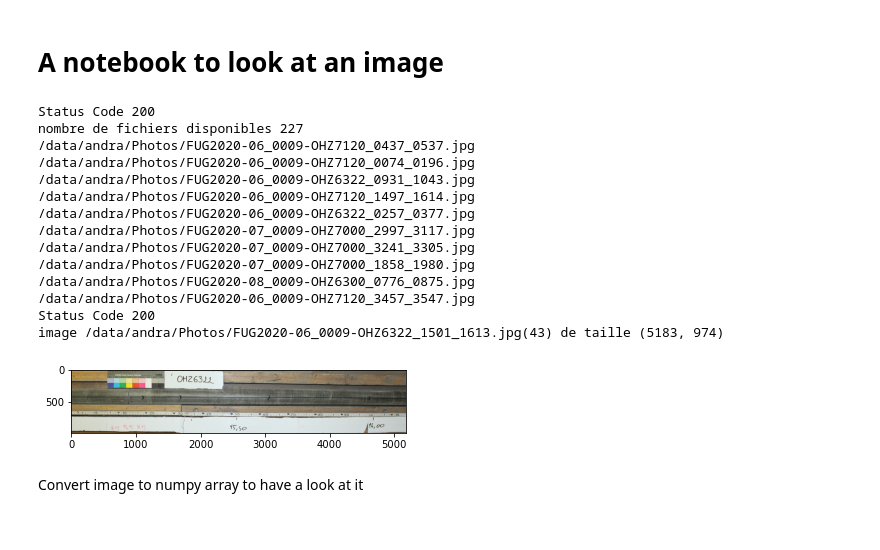
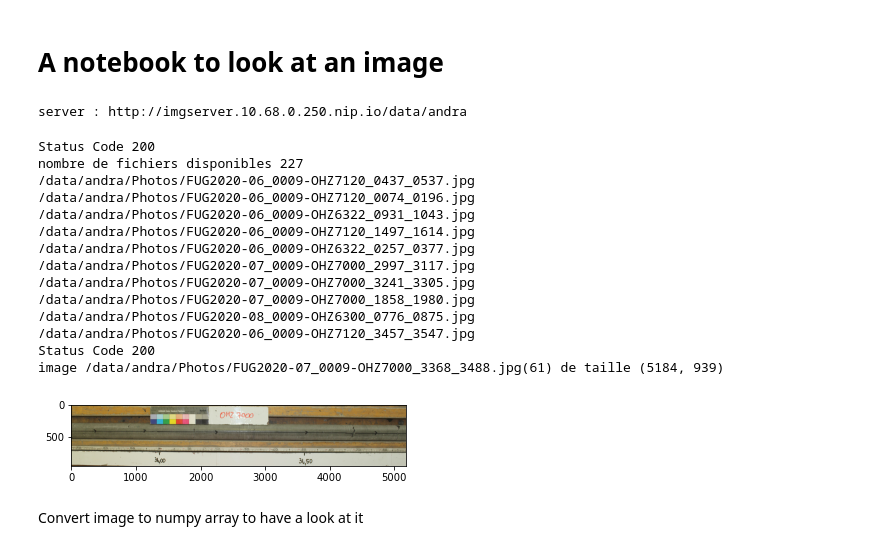
Before and after one commit to zwergon/calcimetry, a Jupyter notebook: notebooks/open-an-image.ipynb, the cells around one changed output. Drawn from its saved outputs; the diff is of its cells as text; code cells hidden in the pictures.

```diff
--- a/notebooks/open-an-image.ipynb
+++ b/notebooks/open-an-image.ipynb
@@ -58,32 +15,36 @@ def get_file(filename):
+# %%
+img_path = server.init()  # initiate the global (privatevariables for the database
+# %% [output]
+server : http://imgserver.10.68.0.250.nip.io/data/andra
 # %%
-files = get_list(ROOT_PATH)
+files = server.get_list(img_path)
 print("nombre de fichiers disponibles", len(files))
 for i in range(10):
     print(files[i])
 
 idx = int(random.random()*len(files))
 
-img = get_file(files[idx])
+img = server.get_file(files[idx])
 print(f"image {files[idx]}({idx}) de taille {img.size}")
 import matplotlib.pyplot as plt
 plt.imshow(img)
 plt.show()
 # %% [output]
 Status Code 200
 nombre de fichiers disponibles 227
 /data/andra/Photos/FUG2020-06_0009-OHZ7120_0437_0537.jpg
 /data/andra/Photos/FUG2020-06_0009-OHZ7120_0074_0196.jpg
 /data/andra/Photos/FUG2020-06_0009-OHZ6322_0931_1043.jpg
 /data/andra/Photos/FUG2020-06_0009-OHZ7120_1497_1614.jpg
 /data/andra/Photos/FUG2020-06_0009-OHZ6322_0257_0377.jpg
 /data/andra/Photos/FUG2020-07_0009-OHZ7000_2997_3117.jpg
 /data/andra/Photos/FUG2020-07_0009-OHZ7000_3241_3305.jpg
 /data/andra/Photos/FUG2020-07_0009-OHZ7000_1858_1980.jpg
 /data/andra/Photos/FUG2020-08_0009-OHZ6300_0776_0875.jpg
 /data/andra/Photos/FUG2020-06_0009-OHZ7120_3457_3547.jpg
 Status Code 200
-image /data/andra/Photos/FUG2020-06_0009-OHZ6322_1501_1613.jpg(43) de taille (5183, 974)
+image /data/andra/Photos/FUG2020-07_0009-OHZ7000_3368_3488.jpg(61) de taille (5184, 939)
-[figure, old version]
+[figure, new version]
 # %% [markdown]
 Convert image to numpy array to have a look at it
 # %%
```
Also changed, not shown: parts of 6 cells of this notebook, 3 other files.
